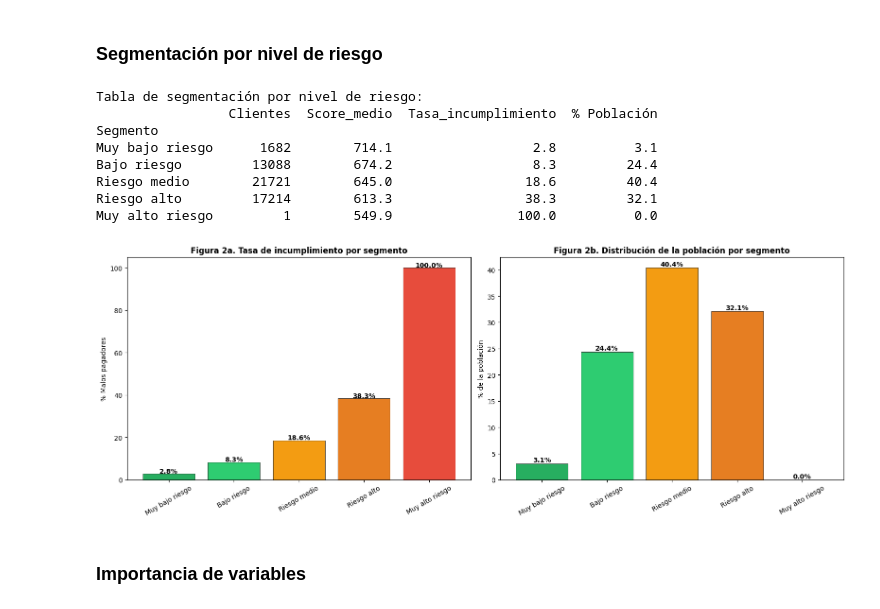
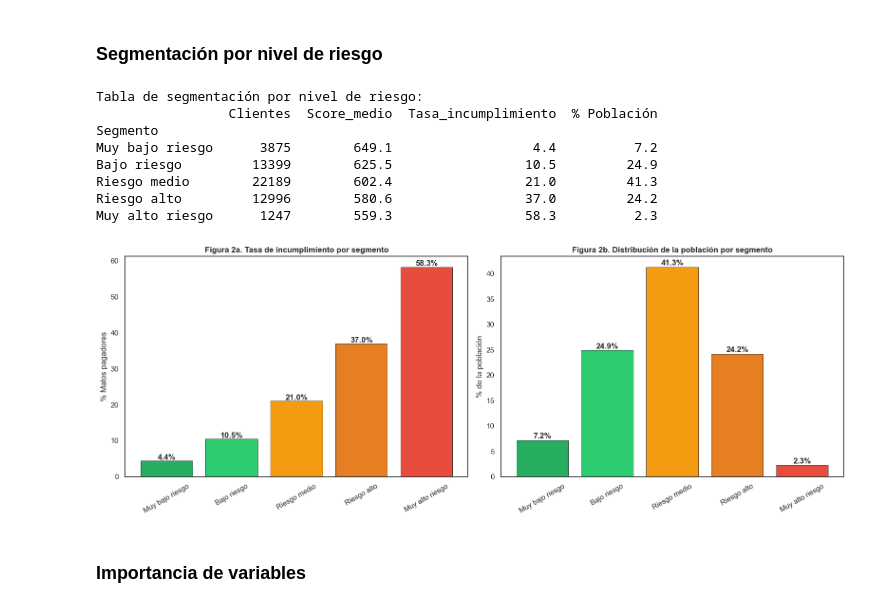
Before and after one commit to jihernandezc/rnaab_riesgo_crediticio, a Jupyter notebook: RAAB_T2_riesgo_crediticio.ipynb, the cells around one changed output. Saved outputs shown, nothing was run; the diff lists cells and outputs as text; code cells hidden in the pictures.

```diff
--- a/RAAB_T2_riesgo_crediticio.ipynb
+++ b/RAAB_T2_riesgo_crediticio.ipynb
@@ -380,9 +353,9 @@ De la misma manera analizaremos las variables categóricas vs el target.
 # %%
 # Recuperamos las columnas originales antes del encoding
 # Trabajaremos con df_modelo pero reconstruyendo las categóricas desde df
-cat_vars_analisis = ['initial_list_status', 'purpose', 'home_ownership', 'verification_status', 'emp_length', 'term']
+cat_vars_analisis = ['term', 'emp_length', 'home_ownership', 'verification_status', 'pymnt_plan', 'purpose', 'initial_list_status', 'application_type']
 
-fig, axes = plt.subplots(3, 2, figsize=(18, 18))
+fig, axes = plt.subplots(4, 2, figsize=(22, 22))
 axes = axes.flatten()
 
 for i, var in enumerate(cat_vars_analisis):
@@ -508,0 +482,10 @@ delinq_2yrs         0.031149
+# %%
+# Columnas a eliminar de acuerdo al análisis
+cols_drop_eda = [ 'pub_rec', 'delinq_2yrs', 'open_acc', 'total_acc', 'emp_length', 'home_ownership_NONE', 'pymnt_plan_y', 'initial_list_status_w', 'application_type_JOINT' ]
+
+df_modelo = df_modelo.drop(columns=cols_drop_eda)
+print(f"Columnas eliminadas por EDA: {len(cols_drop_eda)}")
+print(f"Columnas restantes: {df_modelo.shape[1]}")
+# Mostrar columnas restantes
+vars_disponibles = df_modelo.columns.tolist()
+print(vars_disponibles)
@@ -723,9 +734,9 @@ Restoring model weights from the end of the best epoch: 24.
 # %%
 # Evaluación
-y_pred_proba_nn = model.predict(X_test_scaled).flatten()
-y_pred_nn = (y_pred_proba_nn >= 0.5).astype(int)
+y_prob_nn = model.predict(X_test_scaled).flatten()
+y_pred_nn = (y_prob_nn >= 0.5).astype(int)
 
-auc_nn = roc_auc_score(y_test, y_pred_proba_nn)
+auc_nn = roc_auc_score(y_test, y_prob_nn)
 
 print("\n--- Reporte de clasificación (Red Neuronal) ---")
 print(classification_report(y_test, y_pred_nn,
@@ -1293,7 +1102,7 @@ def probabilidad_a_score(probabilidad, pdo=20, score_base=600, odds_base=1):
     return np.clip(score, 300, 850)
 
 # Calculamos el score para el conjunto de test
-scores_test = probabilidad_a_score(y_prob_final)
+scores_test = probabilidad_a_score(y_prob_nn)
 
 #Mostramos los resultados de los scores para los datos de testing
 print("Estadísticas del score en la población de test:")
@@ -1393,16 +1202,16 @@ Datos de distribución guardados para la web.
 # %%
 #Función para segmentar clientes según su score
 def segmentar_riesgo(score):
-    if score >= 700:
-        return 'Muy bajo riesgo'
-    elif score >= 660:
-        return 'Bajo riesgo'
-    elif score >= 630:
-        return 'Riesgo medio'
-    elif score >= 550:
-        return 'Riesgo alto'
+    if score >= 640:
+        return 'Muy bajo riesgo'  # El tope de la distribución (percentil alto)
+    elif score >= 615:
+        return 'Bajo riesgo'      # Por encima de la media
+    elif score >= 590:
+        return 'Riesgo medio'     # Alrededor de la media (zona de mayor solapamiento)
+    elif score >= 565:
+        return 'Riesgo alto'      # Inicio de la zona de predominancia de mal pagador
     else:
-        return 'Muy alto riesgo'
+        return 'Muy alto riesgo'  # Cola izquierda de la distribución
 
 #Utilizamos un Dataframe sobre los scores de la población del conjunto de testing
 df_score['Segmento'] = df_score['Score'].apply(segmentar_riesgo)
@@ -1434,38 +1243,38 @@ colores_seg = ['#27ae60', '#2ecc71', '#f39c12', '#e67e22', '#e74c3c']
 
 axes[0].bar(orden_segmentos, resumen['Tasa_incumplimiento'],
             color=colores_seg, edgecolor='black', linewidth=0.5)
 axes[0].set_title('Figura 2a. Tasa de incumplimiento por segmento',
                   fontsize=12, fontweight='bold')
 axes[0].set_ylabel('% Malos pagadores')
 axes[0].tick_params(axis='x', rotation=30)
 for i, val in enumerate(resumen['Tasa_incumplimiento']):
     axes[0].text(i, val + 0.3, f'{val:.1f}%', ha='center', fontweight='bold')
 
 axes[1].bar(orden_segmentos, resumen['% Población'],
             color=colores_seg, edgecolor='black', linewidth=0.5)
 axes[1].set_title('Figura 2b. Distribución de la población por segmento',
                   fontsize=12, fontweight='bold')
 axes[1].set_ylabel('% de la población')
 axes[1].tick_params(axis='x', rotation=30)
 for i, val in enumerate(resumen['% Población']):
     axes[1].text(i, val + 0.3, f'{val:.1f}%', ha='center', fontweight='bold')
 
 #Elementos generales del gráfico
 # plt.suptitle('Figura 8. Segmentación por nivel de riesgo',
 #              fontsize=14, fontweight='bold', y=1.02)
 plt.tight_layout()
 plt.savefig(rf'{output_dir}/fig8_segmentacion_riesgo.png', dpi=150, bbox_inches='tight')
 print()
 plt.show()
 # %% [output]
 Tabla de segmentación por nivel de riesgo:
                  Clientes  Score_medio  Tasa_incumplimiento  % Población
 Segmento
-Muy bajo riesgo      1682        714.1                  2.8          3.1
-Bajo riesgo         13088        674.2                  8.3         24.4
-Riesgo medio        21721        645.0                 18.6         40.4
-Riesgo alto         17214        613.3                 38.3         32.1
-Muy alto riesgo         1        549.9                100.0          0.0
+Muy bajo riesgo      3875        649.1                  4.4          7.2
+Bajo riesgo         13399        625.5                 10.5         24.9
+Riesgo medio        22189        602.4                 21.0         41.3
+Riesgo alto         12996        580.6                 37.0         24.2
+Muy alto riesgo      1247        559.3                 58.3          2.3
-[figure, old version]
+[figure, new version]
 # %% [markdown]
 ### **Importancia de variables**
```
Also changed, not shown: parts of 32 cells of this notebook, 14 other files.
